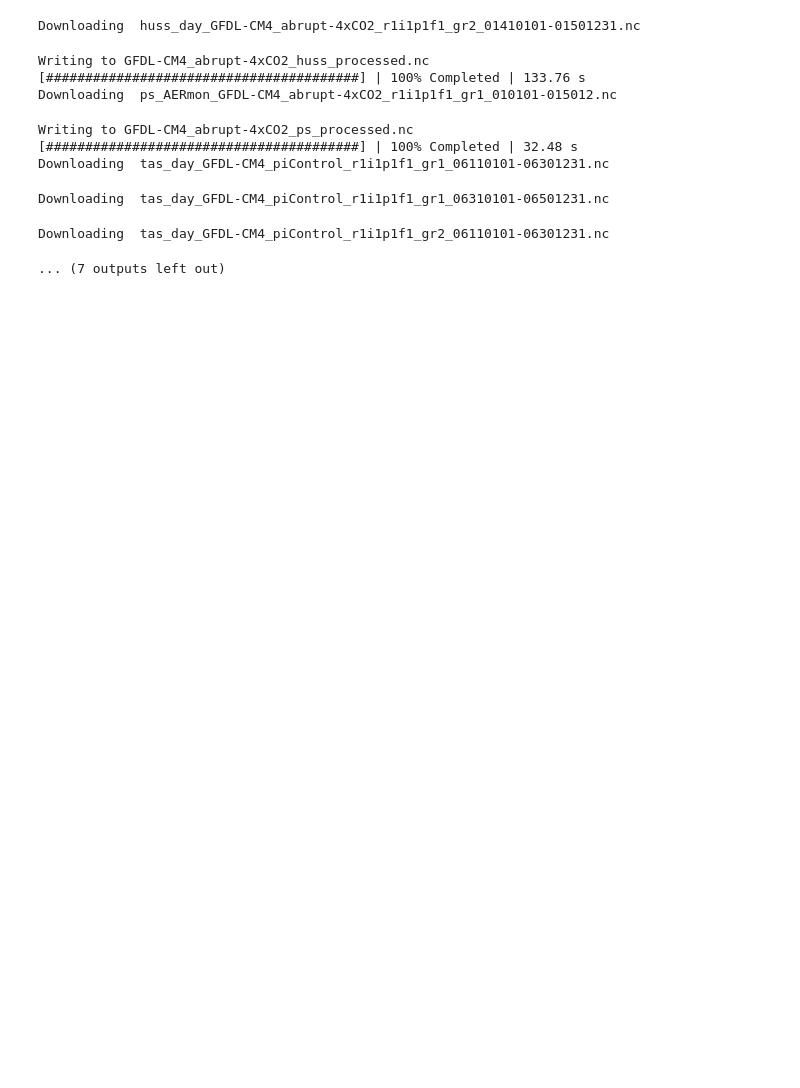
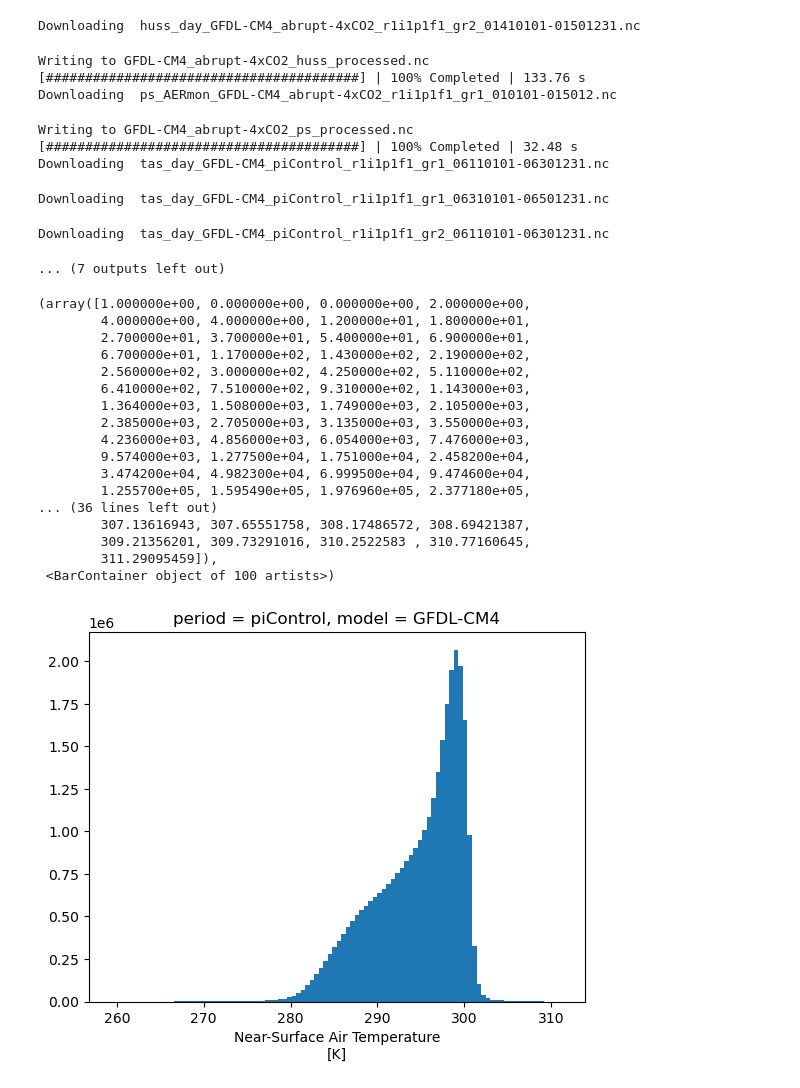
Before and after one commit to chingosa/TropExt, a Jupyter notebook: CMIP6_Analysis/17_12_24.ipynb, the cells around one changed output. Cells and saved outputs as stored; diff of their text form; code cells hidden in the pictures; blank space fills up the shorter version.

```diff
--- a/CMIP6_Analysis/17_12_24.ipynb
+++ b/CMIP6_Analysis/17_12_24.ipynb
@@ -31,7 +31,7 @@ filePaths = pd.read_csv('CO2_4x_url_reduced_wMon.csv', index_col = None)
 # %%
 def grabDS(model, period, Vars):
     try:
-        return xr.open_mfdataset([f'{model}_{period}_{Var}_processed.nc' for Var in Vars], use_cftime = True)
+        return xr.open_mfdataset([f'TempData/{model}_{period}_{Var}_processed.nc' for Var in Vars], use_cftime = True)
     except:
         print('No File Found')
 
@@ -219,7 +219,7 @@ def ValuefromPx(da_pdf, da_px, missingDim = []):
         output_dtypes=[float]
     )
     return da_px
-filePaths = pd.read_csv('CO2_4x_url_reduced_wMon.csv', index_col = None)
+filePaths = pd.read_csv('TempData/CO2_4x_url_reduced_wMon.csv', index_col = None)
 
 def download(url, filename):
     """
@@ -280,8 +280,8 @@ def processModel(model):
     This takes ~10 mins per model
     '''
     normGrid = xr.open_dataset('/badc/cmip6/data/CMIP6/ScenarioMIP/NOAA-GFDL/GFDL-CM4/ssp245/r1i1p1f1/fx/sftlf/gr1/latest/sftlf_fx_GFDL-CM4_ssp245_r1i1p1f1_gr1.nc').sftlf
-    filePaths = pd.read_csv('CO2_4x_url_reduced_wMon.csv', index_col = None)
-    span_df = pd.read_csv('span_df.csv', index_col=0)
+    filePaths = pd.read_csv('TempData/CO2_4x_url_reduced_wMon.csv', index_col = None)
+    span_df = pd.read_csv('TempData/span_df.csv', index_col=0)
 
     filePaths = filePaths[filePaths.model == model].reset_index(drop=True)
 
@@ -289,7 +289,7 @@ def processModel(model):
     for period in filePaths.period.unique():
         for Var in ['tas', 'huss', 'ps']:  #'hurs'
 
-            saveName = f'{model}_{period}_{Var}_processed.nc'
+            saveName = f'TempData/{model}_{period}_{Var}_processed.nc'
             paths = filePaths[(filePaths['period'] == period) & (filePaths['Var'] == Var)].reset_index(drop = True)
 
             if not os.path.exists(saveName): # Check if processed dataset has already been created
@@ -299,10 +299,10 @@ def processModel(model):
                         url = paths.download_url[i]
                         filename = paths.filename[i]
 
-                        download(url, filename)
+                        download(url, f'TempData/{filename}')
 
 
-                ds = xr.open_mfdataset(paths.filename, combine='nested', concat_dim='time', use_cftime=True)
+                ds = xr.open_mfdataset([f'TempData/{fn}' for fn in paths.filename], combine='nested', concat_dim='time', use_cftime=True)
                 ds = ds.drop_vars(['time_bnds'], errors = 'ignore')
                 ds = doTimeCrop(ds, model, period, span_df, filePaths)
                 ds = ds[Var]
@@ -310,7 +310,7 @@ def processModel(model):
 
 
                 if Var == 'ps':
-                    ds_tas = xr.open_dataset(f'{model}_{period}_tas_processed.nc', use_cftime=True)
+                    ds_tas = xr.open_dataset(f'TempData/{model}_{period}_tas_processed.nc', use_cftime=True)
                     ds = ds.interp_like(ds_tas, kwargs={"fill_value": "extrapolate"})
 
 
@@ -321,7 +321,7 @@ def processModel(model):
                     print(f"Writing to {saveName}")
                     write_job.compute()
 
-            for k in paths.filename:
+            for k in [f'TempData/{fn}' for fn in paths.filename]:
                 if os.path.exists(k): os.remove(k)
 
 def ProcessStage2(model):
@@ -348,7 +348,7 @@ def ProcessStage2(model):
 
         for Var in ['tas', 'huss', 'qsat']:
             if period == 'abrupt-4xCO2':
-                piControl_land_px = xr.open_dataset(f'{model}_piControl_19_12_24.nc').MSE_land_px
+                piControl_land_px = xr.open_dataset(f'TempData/{model}_piControl_19_12_24.nc').MSE_land_px
                 piControl_land_px = piControl_land_px.assign_coords({"period": ['abrupt-4xCO2']})
                 px = piControl_land_px
             else:
@@ -377,14 +377,14 @@ def ProcessStage2(model):
          'bins_qsat',
          'qsat_pdf'], errors = 'ignore')
 
-        ds.to_netcdf(f'{model}_{period}_19_12_24.nc')
+        ds.to_netcdf(f'TempData/{model}_{period}_19_12_24.nc')
         for Var in ['tas', 'huss', 'ps']:
-            if os.path.exists(f'{model}_{period}_{Var}_processed.nc'):
-                os.remove(f'{model}_{period}_{Var}_processed.nc')
+            if os.path.exists(f'TempData/{model}_{period}_{Var}_processed.nc'):
+                os.remove(f'TempData/{model}_{period}_{Var}_processed.nc')
 
 def ProcessStage3(model):
-    ds_p = xr.open_dataset(f'{model}_piControl_19_12_24.nc').squeeze('period')
-    ds_4 = xr.open_dataset(f'{model}_abrupt-4xCO2_19_12_24.nc').squeeze('period')
+    ds_p = xr.open_dataset(f'TempData/{model}_piControl_19_12_24.nc').squeeze('period')
+    ds_4 = xr.open_dataset(f'TempData/{model}_abrupt-4xCO2_19_12_24.nc').squeeze('period')
 
 
 
@@ -453,7 +453,7 @@ def ProcessStage3(model):
     ds['dRHl_comp'] =  -((1/(1+ds.epsilon*ds.dRH_x_land))*(ds.epsilon*ds.alpha_land)*ds.dRH_x_land)
     ds.to_netcdf(f'{model}_FT_19_12_24.nc')
     for period in ['piControl', 'abrupt-4xCO2']:
-        if os.path.exists(f'{model}_{period}_19_12_24.nc'): os.remove(f'{model}_{period}_19_12_24.nc')
+        if os.path.exists(f'TempData/{model}_{period}_19_12_24.nc'): os.remove(f'TempData/{model}_{period}_19_12_24.nc')
     return None
 # %%
 for model in filePaths.model.unique():
@@ -590,3 +594,24 @@ for Var in ['tas', 'huss', 'qsat']:
 # for Var in ['tas', 'huss', 'ps']:
 #     if os.path.exists(f'{model}_{period}_{Var}_processed.nc'):
 #         os.remove(f'{model}_{period}_{Var}_processed.nc')
+# %%
+ds.tas.where(ds.landseamask == 0).plot(bins = 100)
+# %% [output]
+(array([1.000000e+00, 0.000000e+00, 0.000000e+00, 2.000000e+00,
+        4.000000e+00, 4.000000e+00, 1.200000e+01, 1.800000e+01,
+        2.700000e+01, 3.700000e+01, 5.400000e+01, 6.900000e+01,
+        6.700000e+01, 1.170000e+02, 1.430000e+02, 2.190000e+02,
+        2.560000e+02, 3.000000e+02, 4.250000e+02, 5.110000e+02,
+        6.410000e+02, 7.510000e+02, 9.310000e+02, 1.143000e+03,
+        1.364000e+03, 1.508000e+03, 1.749000e+03, 2.105000e+03,
+        2.385000e+03, 2.705000e+03, 3.135000e+03, 3.550000e+03,
+        4.236000e+03, 4.856000e+03, 6.054000e+03, 7.476000e+03,
+        9.574000e+03, 1.277500e+04, 1.751000e+04, 2.458200e+04,
+        3.474200e+04, 4.982300e+04, 6.999500e+04, 9.474600e+04,
+        1.255700e+05, 1.595490e+05, 1.976960e+05, 2.377180e+05,
+... (36 lines left out)
+        307.13616943, 307.65551758, 308.17486572, 308.69421387,
+        309.21356201, 309.73291016, 310.2522583 , 310.77160645,
+        311.29095459]),
+ <BarContainer object of 100 artists>)
+[figure, added]
```
Also changed, not shown: parts of 10 cells of this notebook, 7 other files.
